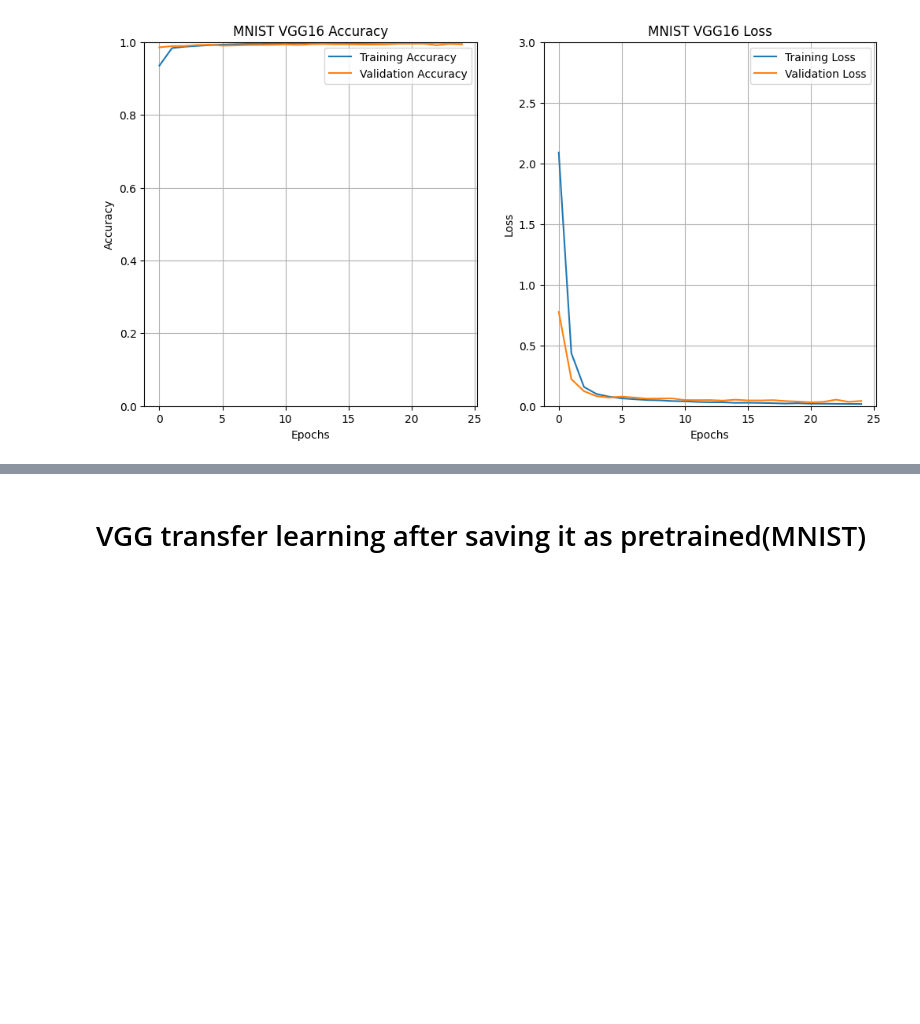
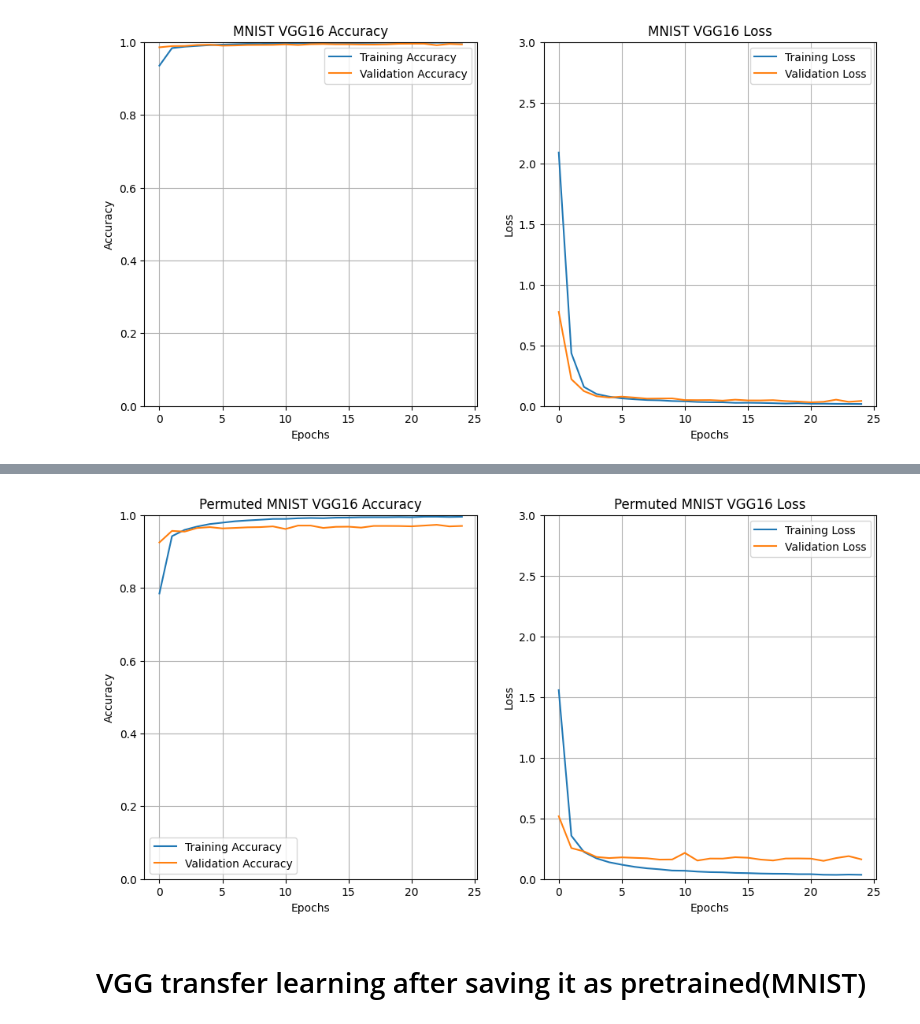
Before and after one commit to JADE3624/Final_project, a Jupyter notebook: Untitled0.ipynb, the cells around one changed output, grey strips where cells are left out. Saved outputs shown, nothing was run; the diff lists cells and outputs as text; code cells hidden in the pictures; blank space fills up the shorter version.

```diff
--- a/Untitled0.ipynb
+++ b/Untitled0.ipynb
@@ -1166,3 +1235,91 @@ Epoch 24/25
 Epoch 25/25
 1719/1719 ━━━━━━━━━━━━━━━━━━━━ 28s 16ms/step - accuracy: 0.9984 - loss: 0.0177 - val_accuracy: 0.9936 - val_loss: 0.0419
 [figure]
+# %%
+import tensorflow as tf
+from tensorflow.keras import layers, models, optimizers, regularizers
+from tensorflow.keras.datasets import mnist
+from tensorflow.keras.utils import to_categorical
+import numpy as np
+import matplotlib.pyplot as plt
+
+# Load MNIST Dataset
+(mnist_train_images, mnist_train_labels), (mnist_test_images, mnist_test_labels) = mnist.load_data()
+
+# Function to permute the pixels of the images
+def permute_pixels(images, permutation):
+    return images.reshape(-1, 28 * 28)[:, permutation].reshape(-1, 28, 28, 1)
+
+# Create a random permutation of the pixels
+np.random.seed(42)  # For reproducibility
+permutation = np.random.permutation(28 * 28)
+
+# Apply the permutation to the training and test images
+mnist_train_images = permute_pixels(mnist_train_images, permutation)
+mnist_test_images = permute_pixels(mnist_test_images, permutation)
+
+# Preprocess data
+mnist_train_images = mnist_train_images.astype('float32') / 255.0
+mnist_test_images = mnist_test_images.astype('float32') / 255.0
+mnist_train_labels_onehot = to_categorical(mnist_train_labels, num_classes=10)
+mnist_test_labels_onehot = to_categorical(mnist_test_labels, num_classes=10)
+
+# Validation set
+mnist_val_images, mnist_val_labels_onehot = mnist_train_images[:5000], mnist_train_labels_onehot[:5000]
+mnist_train_images, mnist_train_labels_onehot = mnist_train_images[5000:], mnist_train_labels_onehot[5000:]
+
+# Define VGG16 model
+def build_vgg16(input_shape=(28, 28, 1), num_classes=10):
+    model = models.Sequential()
+    model.add(layers.Conv2D(64, (3, 3), activation='relu', padding='same', input_shape=input_shape))
+    model.add(layers.Conv2D(64, (3, 3), activation='relu', padding='same'))
+    model.add(layers.MaxPooling2D((2, 2), strides=(2, 2)))
+    model.add(layers.Conv2D(128, (3, 3), activation='relu', padding='same'))
+    model.add(layers.Conv2D(128, (3, 3), activation='relu', padding='same'))
+    model.add(layers.MaxPooling2D((2, 2), strides=(2, 2)))
+    model.add(layers.Conv2D(256, (3, 3), activation='relu', padding='same'))
+    model.add(layers.Conv2D(256, (3, 3), activation='relu', padding='same'))
+    model.add(layers.Conv2D(256, (3, 3), activation='relu', padding='same'))
+    model.add(layers.MaxPooling2D((2, 2), strides=(2, 2)))
+    model.add(layers.Flatten())
+    model.add(layers.Dense(4096, activation='relu', kernel_regularizer=regularizers.l2(0.001)))
+    model.add(layers.Dropout(0.5))
+    model.add(layers.Dense(4096, activation='relu', kernel_regularizer=regularizers.l2(0.001)))
+    model.add(layers.Dropout(0.5))
+    model.add(layers.Dense(num_classes, activation='softmax'))
+    return model
+
+# Initialize and train the VGG16 model
+mnist_vgg16_model = build_vgg16(input_shape=(28, 28, 1), num_classes=10)
+mnist_vgg16_model.compile(optimizer=optimizers.Adam(learning_rate=0.0001),
+                          loss='categorical_crossentropy', metrics=['accuracy'])
+
+mnist_vgg16_history = mnist_vgg16_model.fit(
+    mnist_train_images, mnist_train_labels_onehot,
+    epochs=25, batch_size=32, validation_data=(mnist_val_images, mnist_val_labels_onehot),
+    verbose=1
+)
+
+# Plot Accuracy and Loss for VGG16
+plt.figure(figsize=(12, 6))
+plt.subplot(1, 2, 1)
+plt.plot(mnist_vgg16_history.history['accuracy'], label='Training Accuracy')
+plt.plot(mnist_vgg16_history.history['val_accuracy'], label='Validation Accuracy')
+plt.title('Permuted MNIST VGG16 Accuracy')
+plt.xlabel('Epochs')
+plt.ylabel('Accuracy')
+plt.ylim(0, 1)
+plt.legend()
+plt.grid()
+
+plt.subplot(1, 2, 2)
+plt.plot(mnist_vgg16_history.history['loss'], label='Training Loss')
+plt.plot(mnist_vgg16_history.history['val_loss'], label='Validation Loss')
+plt.title('Permuted MNIST VGG16 Loss')
+plt.xlabel('Epochs')
+plt.ylabel('Loss')
+plt.ylim(0, 3)
+plt.legend()
+plt.grid()
+plt.show()
+# %% [output]
@@ -1169,3 +1345,4 @@ Epoch 25/25
+[figure, added]
 # %% [markdown]
 # VGG transfer learning after saving it as pretrained(MNIST)
 # %%
```
Also changed, not shown: parts of 35 cells of this notebook.
